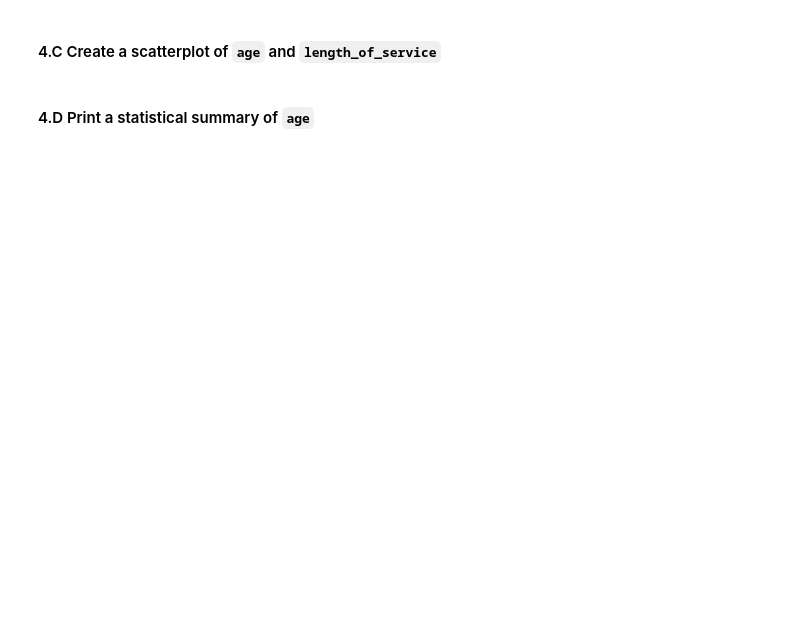
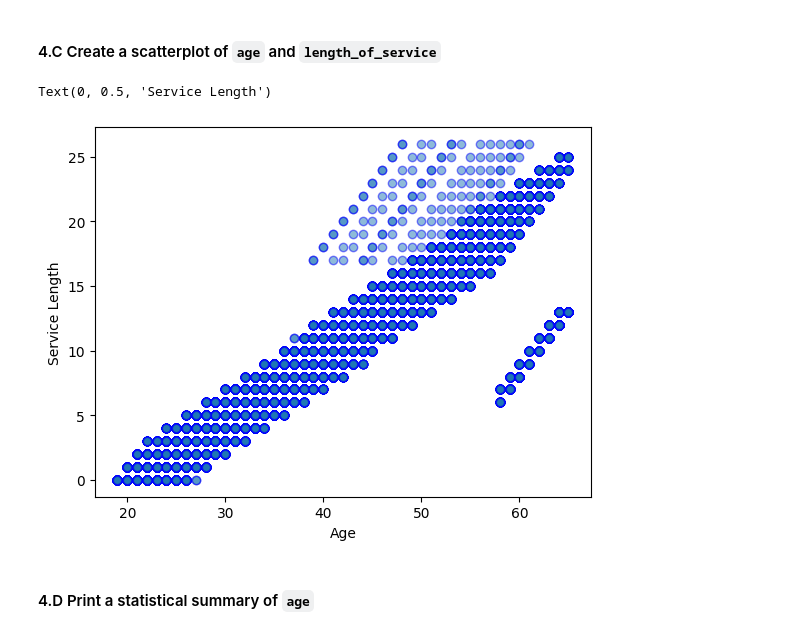
Before and after one commit to sameerhingoro/IOD, a Jupyter notebook: IOD_Lab_1_1_3_Pandas.ipynb, the cells around one changed output. Drawn from its saved outputs; the diff is of its cells as text; code cells hidden in the pictures; blank space fills up the shorter version.

```diff
--- a/IOD_Lab_1_1_3_Pandas.ipynb
+++ b/IOD_Lab_1_1_3_Pandas.ipynb
@@ -430,3 +434,12 @@ Text(0, 0.5, 'Count')
+# %%
+# A:
+service_length = df["length_of_service"]
+plt.scatter(x=age, y=service_length, alpha=0.5, edgecolors="b")
+plt.xlabel("Age")
+plt.ylabel("Service Length")
+# %% [output]
+Text(0, 0.5, 'Service Length')
+[figure, added]
 # %% [markdown]
 #### 4.D Print a statistical summary of `age`
 # %%
```
Also changed, not shown: parts of 5 cells of this notebook.
